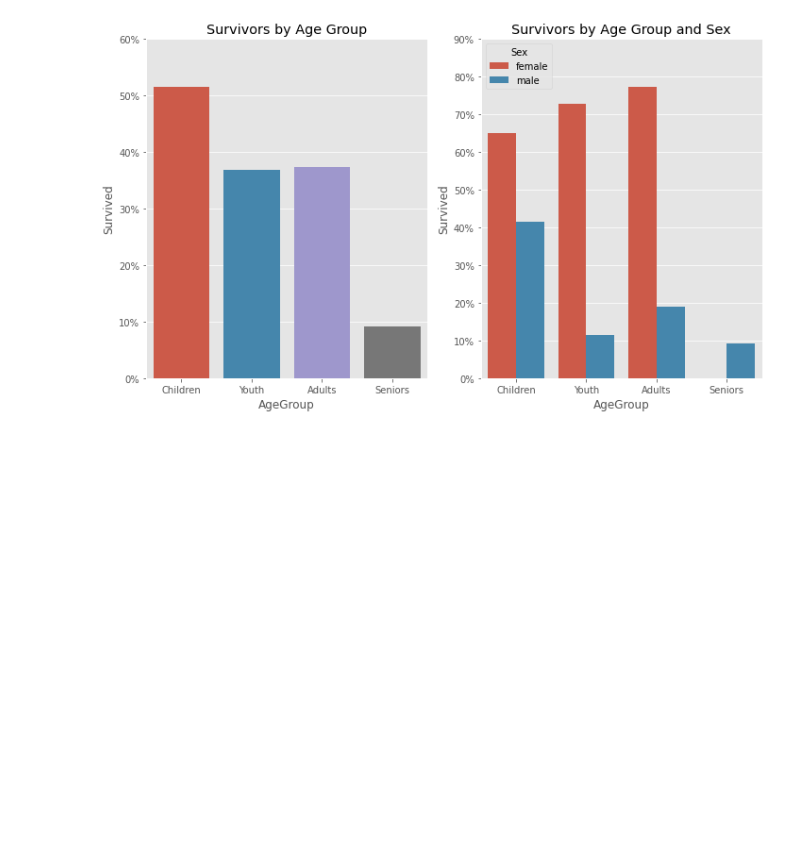
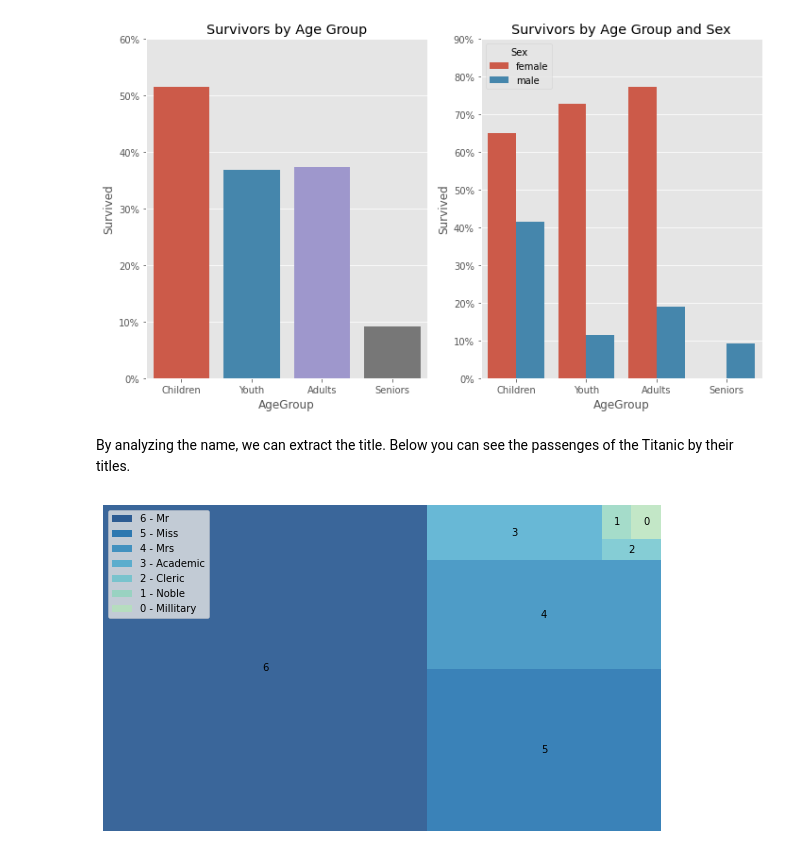
Before and after one commit to Schots/mlops_project, a Jupyter notebook: notebooks/00-maike-eda.ipynb, the cells around one changed output. Drawn from its saved outputs; the diff is of its cells as text; code cells hidden in the pictures; blank space fills up the shorter version.

Commit message:
eda: fix typos and adds plots

```diff
--- a/notebooks/00-maike-eda.ipynb
+++ b/notebooks/00-maike-eda.ipynb
@@ -309,3 +308,26 @@ replace_labels(g1, '%')
 plt.tight_layout()
 # %% [output]
 [figure]
+# %% [markdown]
+By analyzing the name, we can extract the title. Below you can see the passenges of the Titanic by their titles.
+# %%
+
+# Extract only title from the name
+df['Title'] = df['Name'].str.extract(' ([A-Za-z]+)\.', expand=False)
+
+# Replace titles
+df['Title'] = df['Title'].replace(['Rev'], 'Cleric')
+df['Title'] = df['Title'].replace(['Don', 'Countess', 'Sir', 'Lady', 'Jonkheer'], 'Noble')
+df['Title'] = df['Title'].replace(['Col', 'Capt','Major'], 'Millitary')
+df['Title'] = df['Title'].replace(['Mlle','Mme', 'Ms'],'Miss')
+df['Title'] = df['Title'].replace(['Master','Dr'],'Academic')
+
+# Plot
+colors = cm.GnBu_r(np.linspace(0, 1, 10))
+titles = df['Title'].value_counts()
+ax = squarify.plot(sizes=titles.values, label=[6,5,4,3,2,1,0], alpha=.8, color=colors)
+labels = ['6 - Mr', '5 - Miss', '4 - Mrs', '3 - Academic', '2 - Cleric', '1 - Noble', '0 - Millitary']
+_ = plt.legend(handles=ax.containers[0], labels=labels)
+_ = plt.axis('off')
+# %% [output]
+[figure, added]
```
Also changed, not shown: parts of 6 cells of this notebook, 2 other files.
